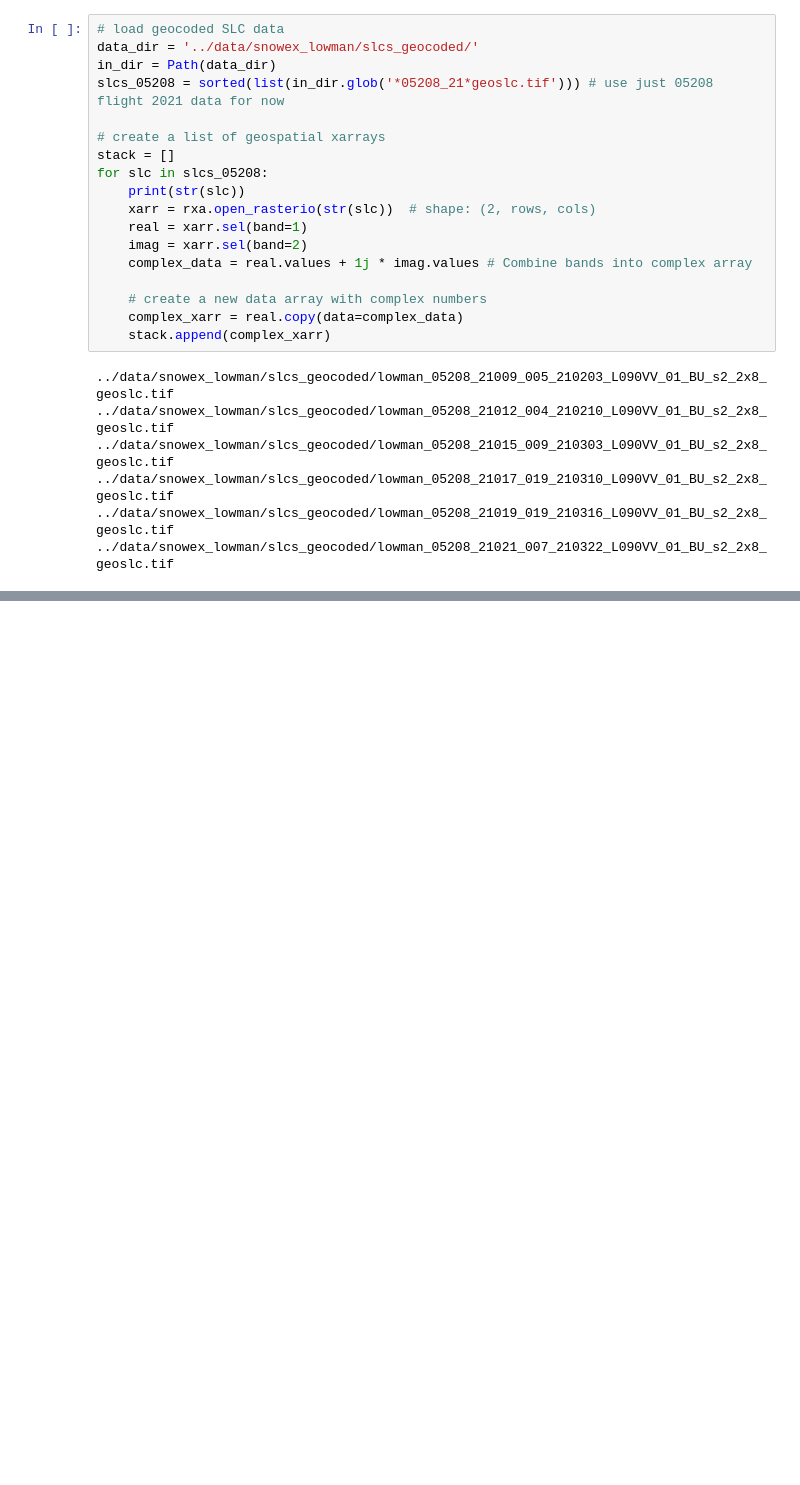
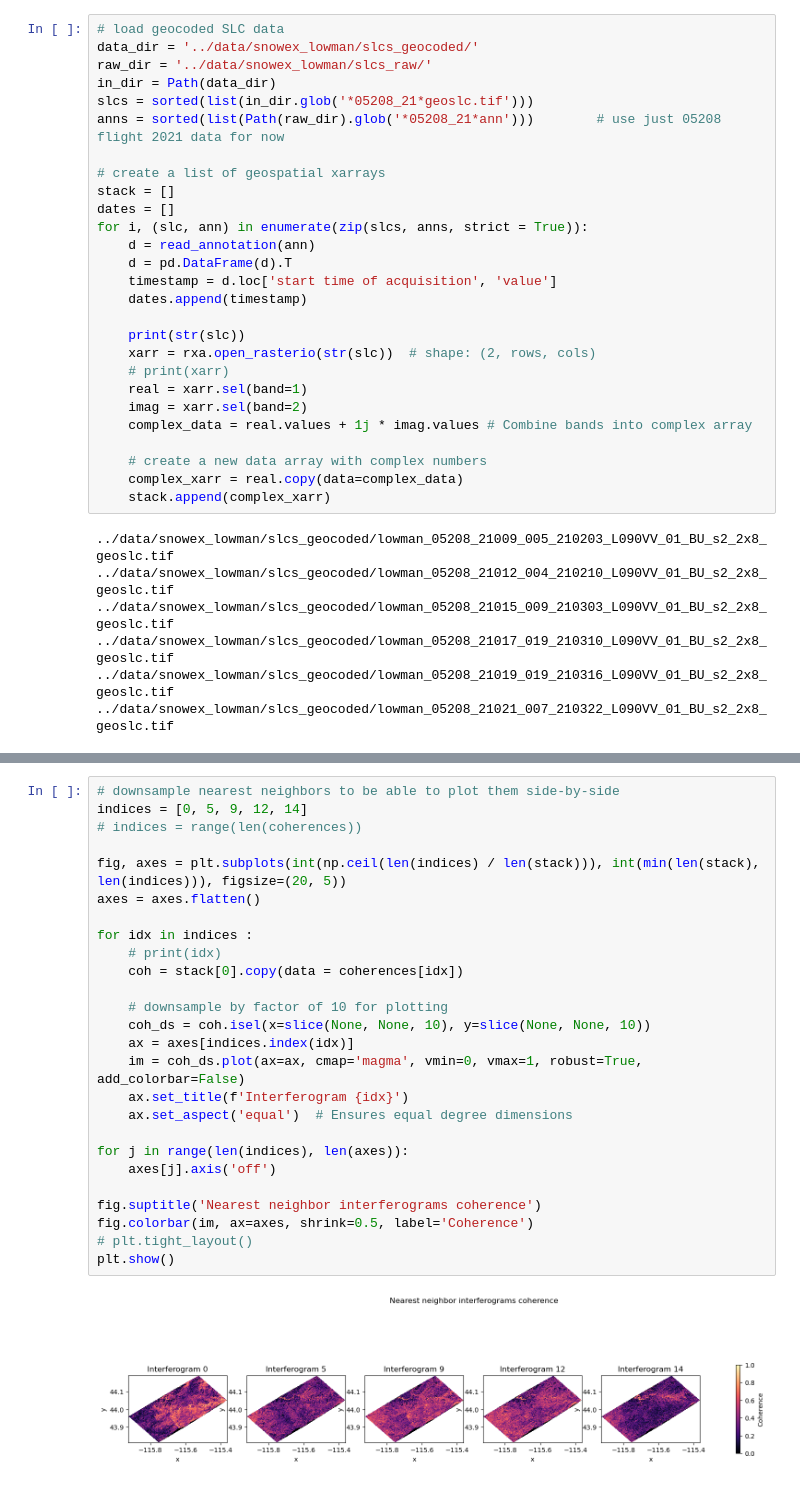
Before and after one commit to julober/snowex_uavsar_coherence, a Jupyter notebook: notebooks/geocoded_coherence.ipynb, the cells around one changed output, grey strips where cells are left out. Cells and saved outputs as stored; diff of their text form; blank space fills up the shorter version.

```diff
--- a/notebooks/geocoded_coherence.ipynb
+++ b/notebooks/geocoded_coherence.ipynb
@@ -28,14 +70,23 @@ from coherence import calc_coherence_unweighted, calc_coherence_matrix
 # %%
 # load geocoded SLC data
 data_dir = '../data/snowex_lowman/slcs_geocoded/'
+raw_dir = '../data/snowex_lowman/slcs_raw/'
 in_dir = Path(data_dir)
-slcs_05208 = sorted(list(in_dir.glob('*05208_21*geoslc.tif'))) # use just 05208 flight 2021 data for now
+slcs = sorted(list(in_dir.glob('*05208_21*geoslc.tif')))
+anns = sorted(list(Path(raw_dir).glob('*05208_21*ann')))        # use just 05208 flight 2021 data for now
 
 # create a list of geospatial xarrays
 stack = []
-for slc in slcs_05208:
+dates = []
+for i, (slc, ann) in enumerate(zip(slcs, anns, strict = True)):
+    d = read_annotation(ann)
+    d = pd.DataFrame(d).T
+    timestamp = d.loc['start time of acquisition', 'value']
+    dates.append(timestamp)
+
     print(str(slc))
     xarr = rxa.open_rasterio(str(slc))  # shape: (2, rows, cols)
+    # print(xarr)
     real = xarr.sel(band=1)
     imag = xarr.sel(band=2)
     complex_data = real.values + 1j * imag.values # Combine bands into complex array
@@ -81,0 +131,28 @@ Calculating coherence for img 0 and img 4
+# %%
+# downsample nearest neighbors to be able to plot them side-by-side
+indices = [0, 5, 9, 12, 14]
+# indices = range(len(coherences))
+
+fig, axes = plt.subplots(int(np.ceil(len(indices) / len(stack))), int(min(len(stack), len(indices))), figsize=(20, 5))
+axes = axes.flatten()
+
+for idx in indices :
+    # print(idx)
+    coh = stack[0].copy(data = coherences[idx])
+
+    # downsample by factor of 10 for plotting
+    coh_ds = coh.isel(x=slice(None, None, 10), y=slice(None, None, 10))
+    ax = axes[indices.index(idx)]
+    im = coh_ds.plot(ax=ax, cmap='magma', vmin=0, vmax=1, robust=True, add_colorbar=False)
+    ax.set_title(f'Interferogram {idx}')
+    ax.set_aspect('equal')  # Ensures equal degree dimensions
+
+for j in range(len(indices), len(axes)):
+    axes[j].axis('off')
+
+fig.suptitle('Nearest neighbor interferograms coherence')
+fig.colorbar(im, ax=axes, shrink=0.5, label='Coherence')
+# plt.tight_layout()
+plt.show()
+# %% [output]
+[figure, added]
```
Also changed, not shown: parts of 8 cells of this notebook, 1 other file.
